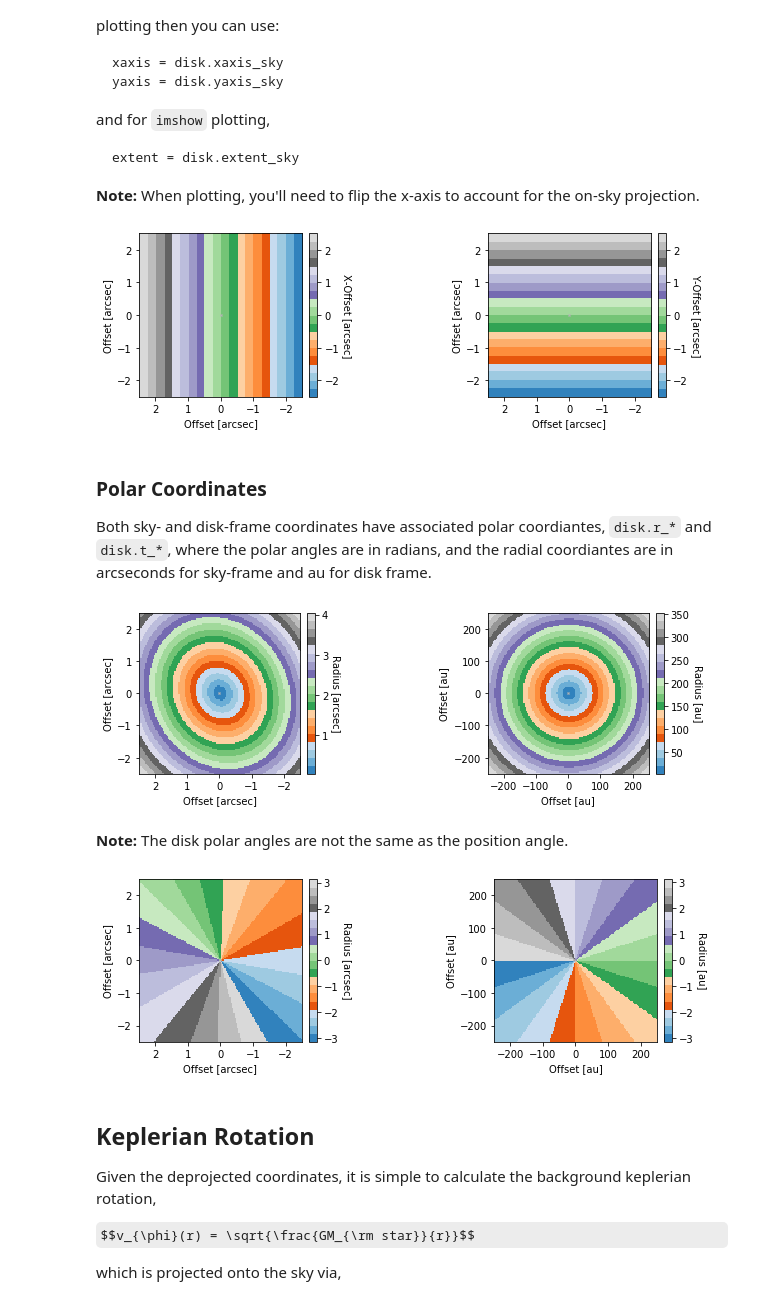
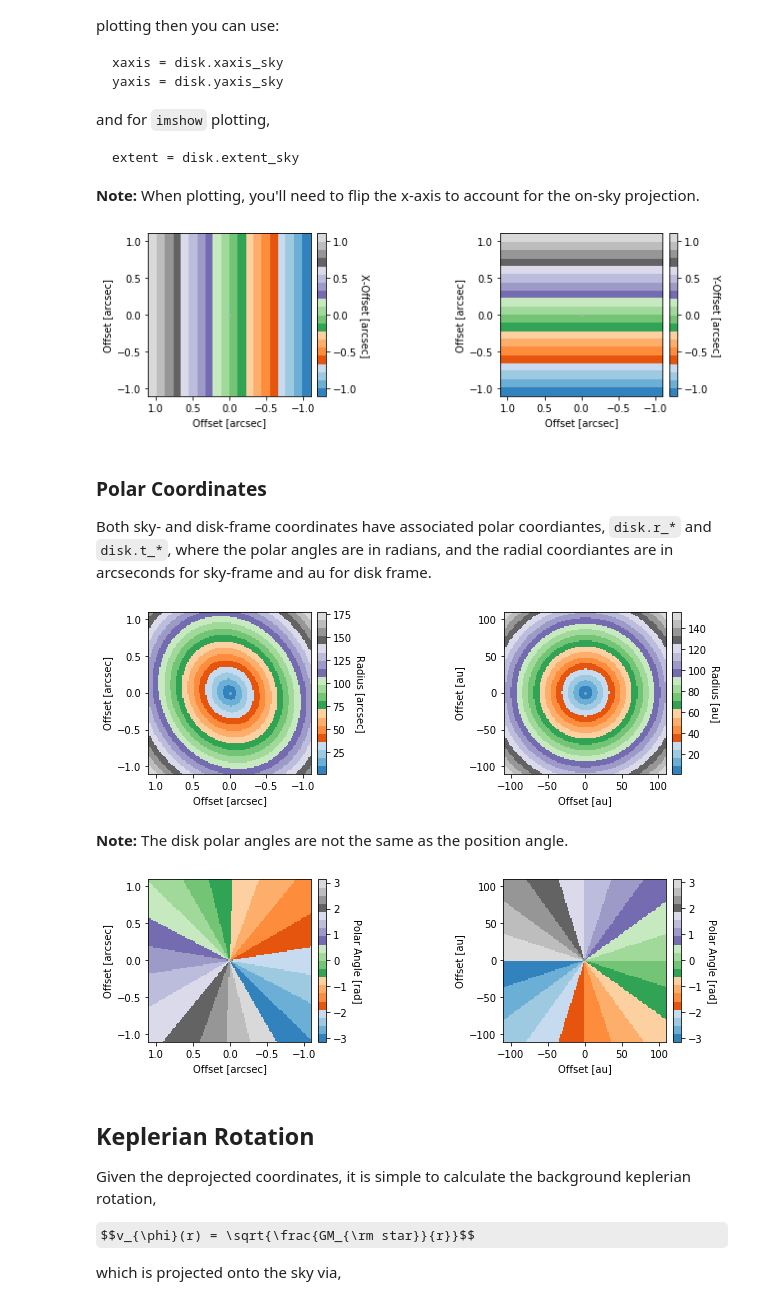
Before and after one commit to richteague/wrinkleology, a Jupyter notebook: HowTo - Making Simple Cubes.ipynb, the cells around one changed output. Drawn from its saved outputs; the diff is of its cells as text; code cells hidden in the pictures; some formulas as TeX source.

```diff
--- a/HowTo - Making Simple Cubes.ipynb
+++ b/HowTo - Making Simple Cubes.ipynb
@@ -13,4 +13,4 @@ To start a model, we need to specify a few things. Firstly, we need to define th
 # %%
 from simple_disk import simple_disk
-disk = simple_disk(inc=30.0, PA=30.0, mstar=0.5, FOV=5.0, Npix=128, dV0=150.0)
+disk = simple_disk(inc=30.0, PA=30.0)
 # %% [markdown]
@@ -116,7 +120,7 @@ cb.set_label('Y-Offset [arcsec]', rotation=270, labelpad=13)
 
 plt.tight_layout()
 # %% [output]
-[figure, old version]
+[figure, new version]
 # %% [markdown]
 ### Polar Coordinates
 
@@ -138,27 +142,27 @@ cb.set_label('Radius [au]', rotation=270, labelpad=13)
 
 plt.tight_layout()
 # %% [output]
-[figure, old version]
+[figure, new version]
 # %% [markdown]
 **Note:** The disk polar angles are not the same as the position angle.
 # %%
 fig, axs = plt.subplots(ncols=2, figsize=(10, 3))
 
 ax = axs[0]  # Plot the x-axis offset.
 im = ax.imshow(disk.t_sky, origin='lower', extent=disk.extent_sky, cmap='tab20c')
 disk.format_sky_plot(ax)
 cb = plt.colorbar(im, ax=ax, pad=0.02)
-cb.set_label('Radius [arcsec]', rotation=270, labelpad=13)
+cb.set_label('Polar Angle [rad]', rotation=270, labelpad=13)
 
 ax = axs[1]  # Plot the y-axis offset.
 im = ax.imshow(disk.t_disk, origin='lower', extent=disk.extent_disk, cmap='tab20c')
 disk.format_disk_plot(ax)
 cb = plt.colorbar(im, ax=ax, pad=0.02)
-cb.set_label('Radius [au]', rotation=270, labelpad=13)
+cb.set_label('Polar Angle [rad]', rotation=270, labelpad=13)
 
 plt.tight_layout()
 # %% [output]
-[figure, old version]
+[figure, new version]
 # %% [markdown]
 ## Keplerian Rotation
 
```
Also changed, not shown: parts of 11 cells of this notebook, 3 other files.
